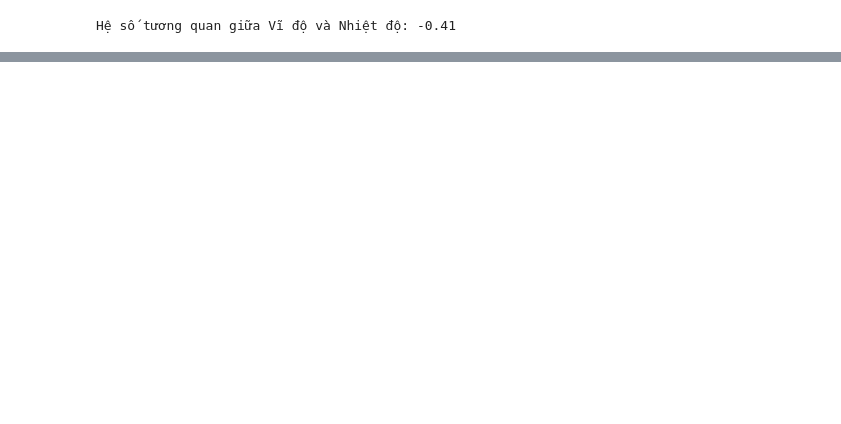
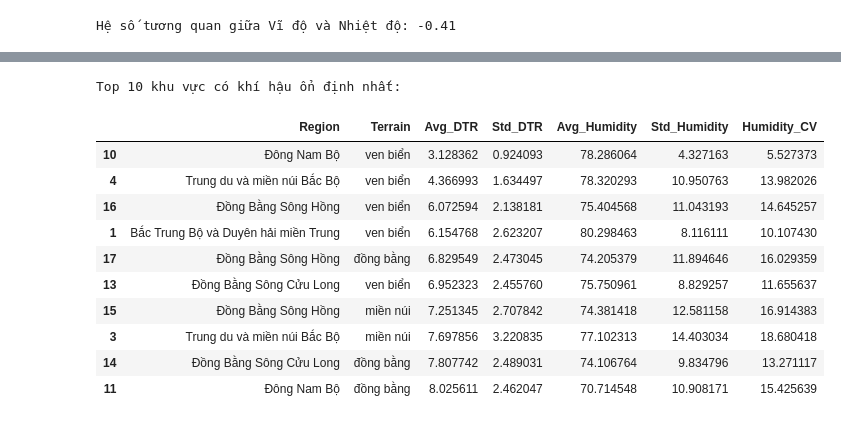
Before and after one commit to DucPhuc1/ProgrammingForDS, a Jupyter notebook: weatherVN.ipynb, the cells around one changed output, grey strips where cells are left out. Cells and saved outputs as stored; diff of their text form; code cells hidden in the pictures; blank space fills up the shorter version.

```diff
--- a/weatherVN.ipynb
+++ b/weatherVN.ipynb
@@ -2574,0 +2646,22 @@ Hệ số tương quan giữa Vĩ độ và Nhiệt độ: -0.41
+# %%
+# Tính Hệ số biến động của Độ ẩm (đo lường mức độ biến động % )
+region_terrain_stats['Humidity_CV'] = (region_terrain_stats['Std_Humidity'] / region_terrain_stats['Avg_Humidity']) * 100
+
+# Sắp xếp để tìm ra tiểu vùng có biên độ nhiệt thấp và độ ẩm ổn định nhất
+stable_zones = region_terrain_stats.sort_values(by=['Avg_DTR', 'Humidity_CV'])
+
+print("Top 10 khu vực có khí hậu ổn định nhất:")
+display(stable_zones.head(10))
+# %% [output]
+Top 10 khu vực có khí hậu ổn định nhất:
+|  | Region | Terrain | Avg_DTR | Std_DTR | Avg_Humidity | Std_Humidity | Humidity_CV |
+| 10 | Đông Nam Bộ | ven biển | 3.128362 | 0.924093 | 78.286064 | 4.327163 | 5.527373 |
+| 4 | Trung du và miền núi Bắc Bộ | ven biển | 4.366993 | 1.634497 | 78.320293 | 10.950763 | 13.982026 |
+| 16 | Đồng Bằng Sông Hồng | ven biển | 6.072594 | 2.138181 | 75.404568 | 11.043193 | 14.645257 |
+| 1 | Bắc Trung Bộ và Duyên hải miền Trung | ven biển | 6.154768 | 2.623207 | 80.298463 | 8.116111 | 10.107430 |
+| 17 | Đồng Bằng Sông Hồng | đồng bằng | 6.829549 | 2.473045 | 74.205379 | 11.894646 | 16.029359 |
+| 13 | Đồng Bằng Sông Cửu Long | ven biển | 6.952323 | 2.455760 | 75.750961 | 8.829257 | 11.655637 |
+| 15 | Đồng Bằng Sông Hồng | miền núi | 7.251345 | 2.707842 | 74.381418 | 12.581158 | 16.914383 |
+| 3 | Trung du và miền núi Bắc Bộ | miền núi | 7.697856 | 3.220835 | 77.102313 | 14.403034 | 18.680418 |
+| 14 | Đồng Bằng Sông Cửu Long | đồng bằng | 7.807742 | 2.489031 | 74.106764 | 9.834796 | 13.271117 |
+| 11 | Đông Nam Bộ | đồng bằng | 8.025611 | 2.462047 | 70.714548 | 10.908171 | 15.425639 |
```
Also changed, not shown: parts of 27 cells of this notebook.
